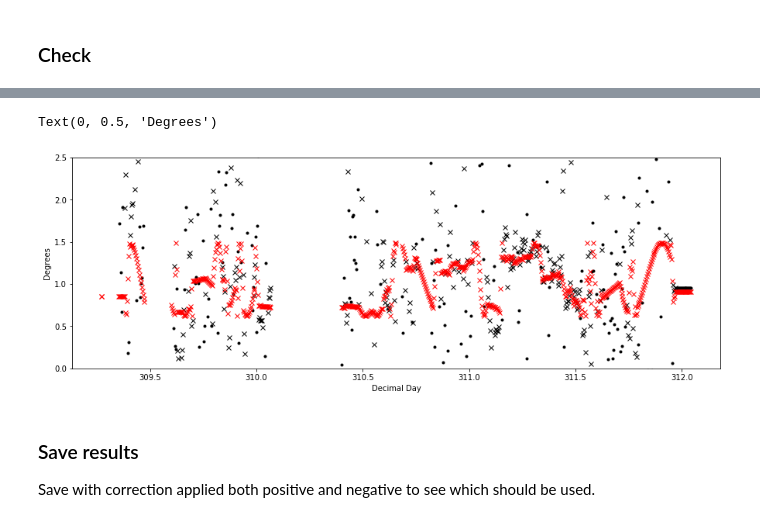
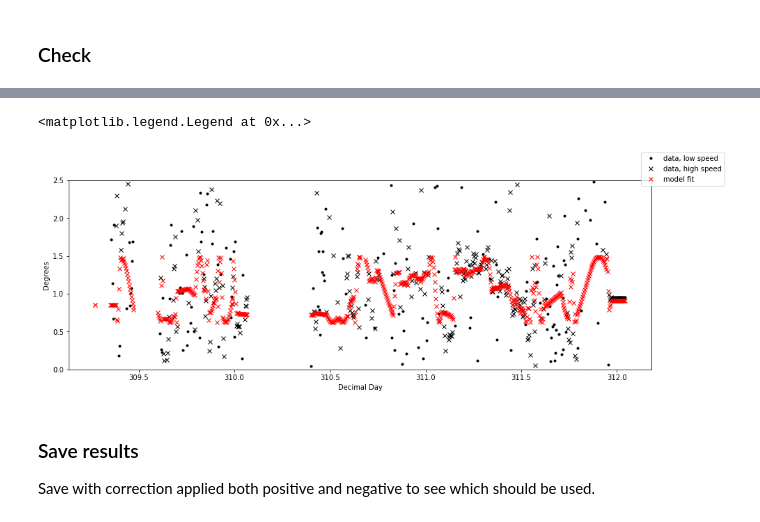
Before and after one commit to kthyng/adcp, a Jupyter notebook: processed_data/PS18_15_Thyng/wh1200.ipynb, the cells around one changed output, grey strips where cells are left out. Cells and saved outputs as stored; diff of their text form; code cells hidden in the pictures.

```diff
--- a/processed_data/PS18_15_Thyng/wh1200.ipynb
+++ b/processed_data/PS18_15_Thyng/wh1200.ipynb
@@ -677,12 +533,12 @@ def sine_fit(x, freq, amplitude, phase, offset):
     return np.sin(x * np.deg2rad(freq) + np.deg2rad(phase)) * amplitude + offset
 # %%
 
-# fit = curve_fit(sine_fit, df['heading'].values, df['phase'].values)
-# plt.plot(df['heading'], df['phase'], 'o', label='data', color='r', alpha=0.5)
+fit = curve_fit(sine_fit, df['heading'].values, df['phase'].values)  # note using df
+plt.plot(df['heading'], df['phase'], 'o', label='data', color='r', alpha=0.5)
 
-# data_fit = sine_fit(dfall['heading'].values, *fit[0])
-# plt.plot(dfall['heading'], data_fit, '.', label='fitting', color='m', lw=3)
-# fit[0]
+data_fit = sine_fit(dfall['heading'].values, *fit[0])  # note using dfall
+plt.plot(dfall['heading'], data_fit, '.', label='fitting', color='m', lw=3)
+fit[0]
 # %% [output]
 array([1.07223861, 0.43266636, 9.34330006, 1.05751708])
 [figure]
@@ -748,21 +562,23 @@ df2['new phase'] = sine_fit(df2[key].values, *fit[0])
 # %%
-    fig2 = plt.figure(figsize=(15,5))
-    ax2 = fig2.add_subplot(111)
-    ilow = dfall.speed<scrit
-    ihigh = dfall.speed>=scrit
-    ax2.plot(dfall.index[ilow], dfall.phase[ilow].values, 'k.')
-    ax2.plot(dfall.index[ihigh], dfall.phase[ihigh].values, 'kx')
-#     ax2.plot(df.index, df.phase, 'ro')
-    ax2.plot(df2.index, df2['new phase'].values, 'rx')
-    # ax2.axis('tight')
-    ax2.set_ylim(0,2.5)
-    ax2.set_xlabel('Decimal Day')
-    ax2.set_ylabel('Degrees')
-    # just show part of a day
+fig2 = plt.figure(figsize=(15,5))
+ax2 = fig2.add_subplot(111)
+
+ilow = dfall.speed<scrit
+ihigh = dfall.speed>=scrit
+ax2.plot(dfall.index[ilow], dfall.phase[ilow].values, 'k.', label='data, low speed')
+ax2.plot(dfall.index[ihigh], dfall.phase[ihigh].values, 'kx', label='data, high speed')
+ax2.plot(df2.index, df2['new phase'].values, 'rx', label='model fit')
+
+ax2.set_ylim(0,2.5)
+ax2.set_xlabel('Decimal Day')
+ax2.set_ylabel('Degrees')
+# just show part of a day
 #     ax2.set_xlim(BT.dayuv.min(), BT.dayuv.min()+1)
+
+fig2.legend()
 # %% [output]
-Text(0, 0.5, 'Degrees')
+<matplotlib.legend.Legend at 0x...>
-[figure, old version]
+[figure, new version]
 # %% [markdown]
 ### Save results
 
```
Also changed, not shown: parts of 30 cells of this notebook.
